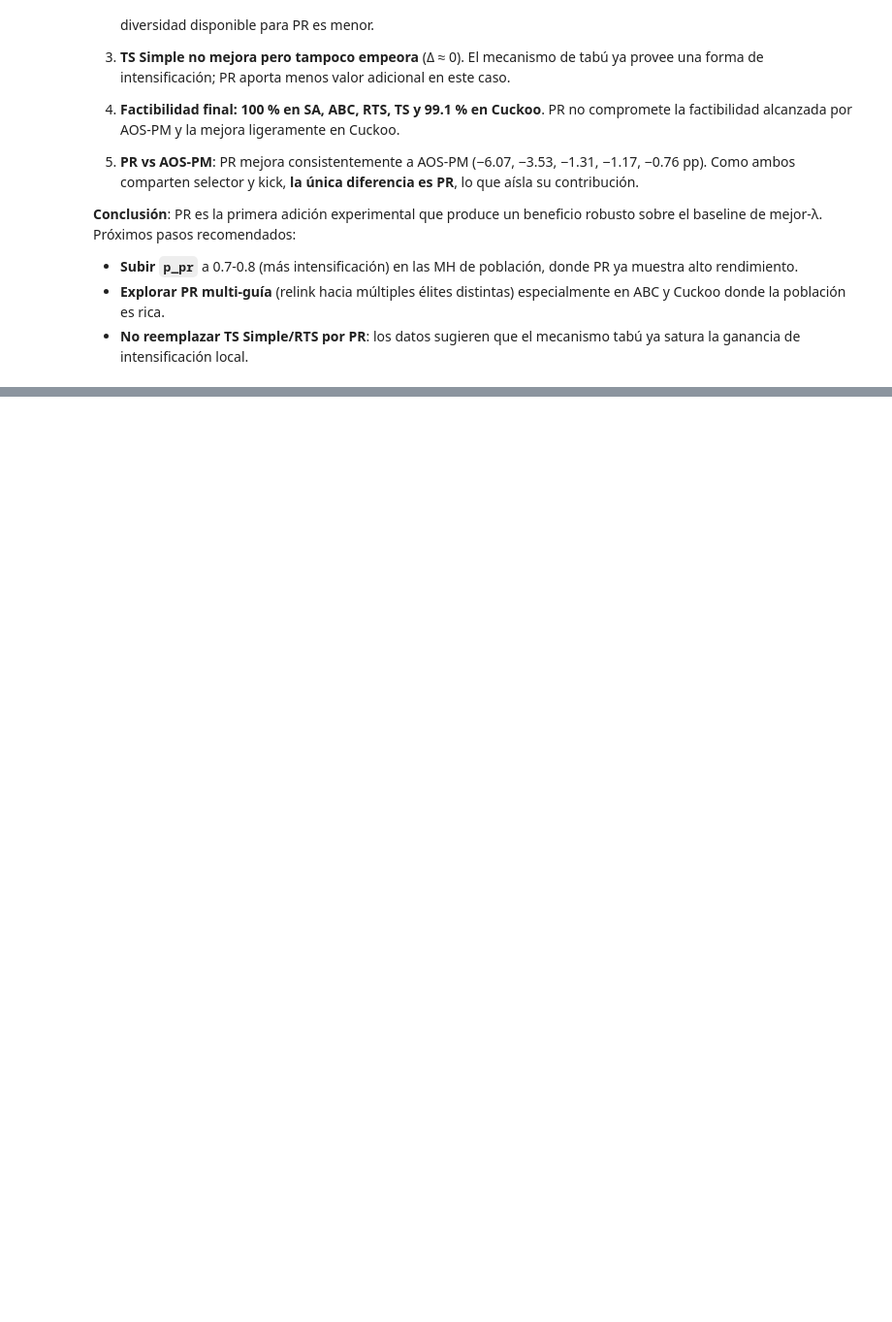
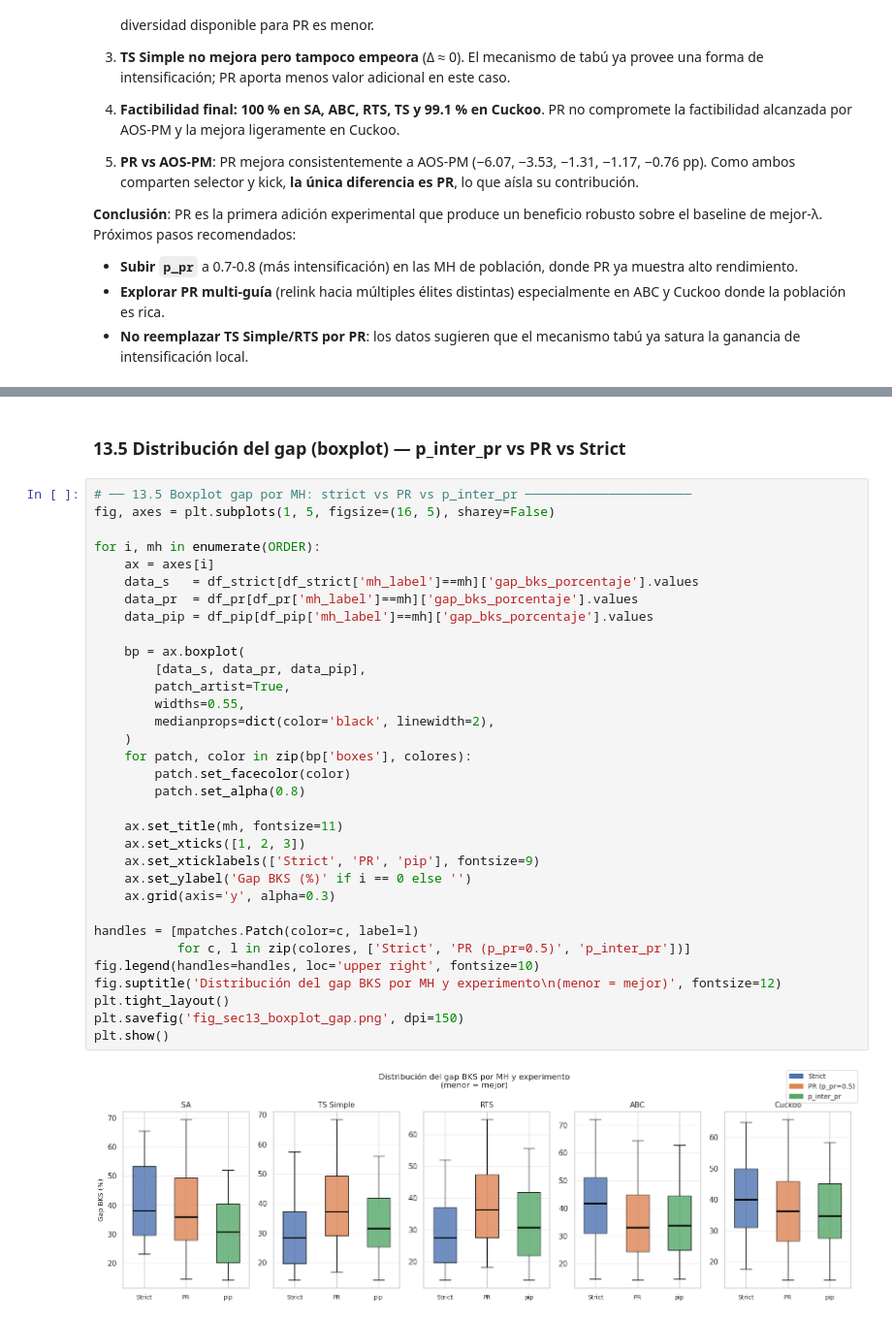
Before and after one commit to Alhely/MetaCARP_Proyecto, a Jupyter notebook: analisis_operadores_20260520/analisis_exploratorio_operadores.ipynb, the cells around one changed output, grey strips where cells are left out. Shown at 97% size. Saved outputs shown, nothing was run; the diff lists cells and outputs as text; blank space fills up the shorter version.

```diff
--- a/analisis_operadores_20260520/analisis_exploratorio_operadores.ipynb
+++ b/analisis_operadores_20260520/analisis_exploratorio_operadores.ipynb
@@ -1883,0 +2083,37 @@ recomendados:
+# %% [markdown]
+### 13.5 Distribución del gap (boxplot) — p_inter_pr vs PR vs Strict
+# %%
+# ── 13.5 Boxplot gap por MH: strict vs PR vs p_inter_pr ──────────────────────
+fig, axes = plt.subplots(1, 5, figsize=(16, 5), sharey=False)
+
+for i, mh in enumerate(ORDER):
+    ax = axes[i]
+    data_s   = df_strict[df_strict['mh_label']==mh]['gap_bks_porcentaje'].values
+    data_pr  = df_pr[df_pr['mh_label']==mh]['gap_bks_porcentaje'].values
+    data_pip = df_pip[df_pip['mh_label']==mh]['gap_bks_porcentaje'].values
+
+    bp = ax.boxplot(
+        [data_s, data_pr, data_pip],
+        patch_artist=True,
+        widths=0.55,
+        medianprops=dict(color='black', linewidth=2),
+    )
+    for patch, color in zip(bp['boxes'], colores):
+        patch.set_facecolor(color)
+        patch.set_alpha(0.8)
+
+    ax.set_title(mh, fontsize=11)
+    ax.set_xticks([1, 2, 3])
+    ax.set_xticklabels(['Strict', 'PR', 'pip'], fontsize=9)
+    ax.set_ylabel('Gap BKS (%)' if i == 0 else '')
+    ax.grid(axis='y', alpha=0.3)
+
+handles = [mpatches.Patch(color=c, label=l)
+           for c, l in zip(colores, ['Strict', 'PR (p_pr=0.5)', 'p_inter_pr'])]
+fig.legend(handles=handles, loc='upper right', fontsize=10)
+fig.suptitle('Distribución del gap BKS por MH y experimento\n(menor = mejor)', fontsize=12)
+plt.tight_layout()
+plt.savefig('fig_sec13_boxplot_gap.png', dpi=150)
+plt.show()
+# %% [output]
+[figure, added]
```
Also changed, not shown: parts of 19 cells of this notebook.
